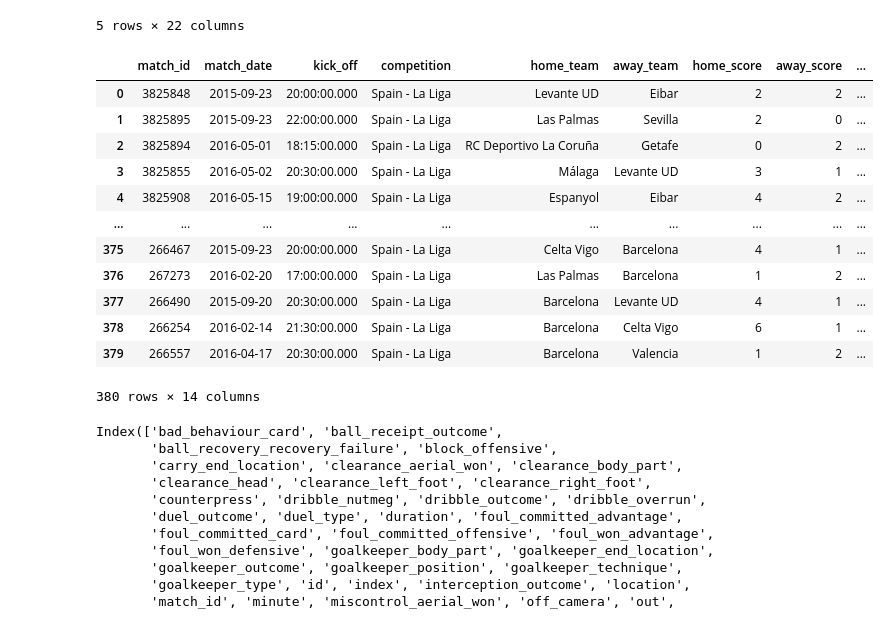
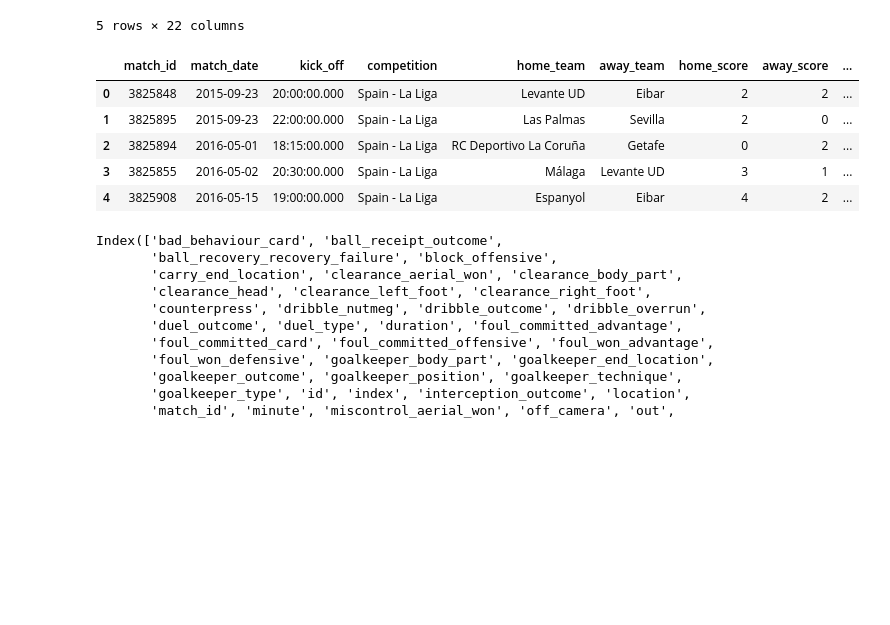
Before and after one commit to emirsglm/Bitirme, a Jupyter notebook: dataprep.ipynb, the cells around one changed output. Saved outputs shown, nothing was run; the diff lists cells and outputs as text; code cells hidden in the pictures; blank space fills up the shorter version.

```diff
--- a/dataprep.ipynb
+++ b/dataprep.ipynb
@@ -43,35 +43,28 @@ matches.head(5)
 # %%
 events_extra_info = matches[[
     "match_id",
     "match_date",
     "kick_off",
     "competition",
     "home_team",
     "away_team",
     "home_score",
     "away_score",
     "match_status",
     "match_week",
     "competition_stage",
     "referee",
     "home_managers",
     "away_managers",
 ]]
-events_extra_info
+events_extra_info.head(5)
 # %% [output]
 |  | match_id | match_date | kick_off | competition | home_team | away_team | home_score | away_score | ... |
 | 0 | 3825848 | 2015-09-23 | 20:00:00.000 | Spain - La Liga | Levante UD | Eibar | 2 | 2 | ... |
 | 1 | 3825895 | 2015-09-23 | 22:00:00.000 | Spain - La Liga | Las Palmas | Sevilla | 2 | 0 | ... |
 | 2 | 3825894 | 2016-05-01 | 18:15:00.000 | Spain - La Liga | RC Deportivo La Coruña | Getafe | 0 | 2 | ... |
 | 3 | 3825855 | 2016-05-02 | 20:30:00.000 | Spain - La Liga | Málaga | Levante UD | 3 | 1 | ... |
 | 4 | 3825908 | 2016-05-15 | 19:00:00.000 | Spain - La Liga | Espanyol | Eibar | 4 | 2 | ... |
-| ... | ... | ... | ... | ... | ... | ... | ... | ... | ... |
-| 375 | 266467 | 2015-09-23 | 20:00:00.000 | Spain - La Liga | Celta Vigo | Barcelona | 4 | 1 | ... |
-| 376 | 267273 | 2016-02-20 | 17:00:00.000 | Spain - La Liga | Las Palmas | Barcelona | 1 | 2 | ... |
-| 377 | 266490 | 2015-09-20 | 20:30:00.000 | Spain - La Liga | Barcelona | Levante UD | 4 | 1 | ... |
-| 378 | 266254 | 2016-02-14 | 21:30:00.000 | Spain - La Liga | Barcelona | Celta Vigo | 6 | 1 | ... |
-| 379 | 266557 | 2016-04-17 | 20:30:00.000 | Spain - La Liga | Barcelona | Valencia | 1 | 2 | ... |
-380 rows × 14 columns
 # %%
 events_df = sb.events(match_id=3825882)
 events_df.columns
```
Also changed, not shown: parts of 45 cells of this notebook, 1 other file.
